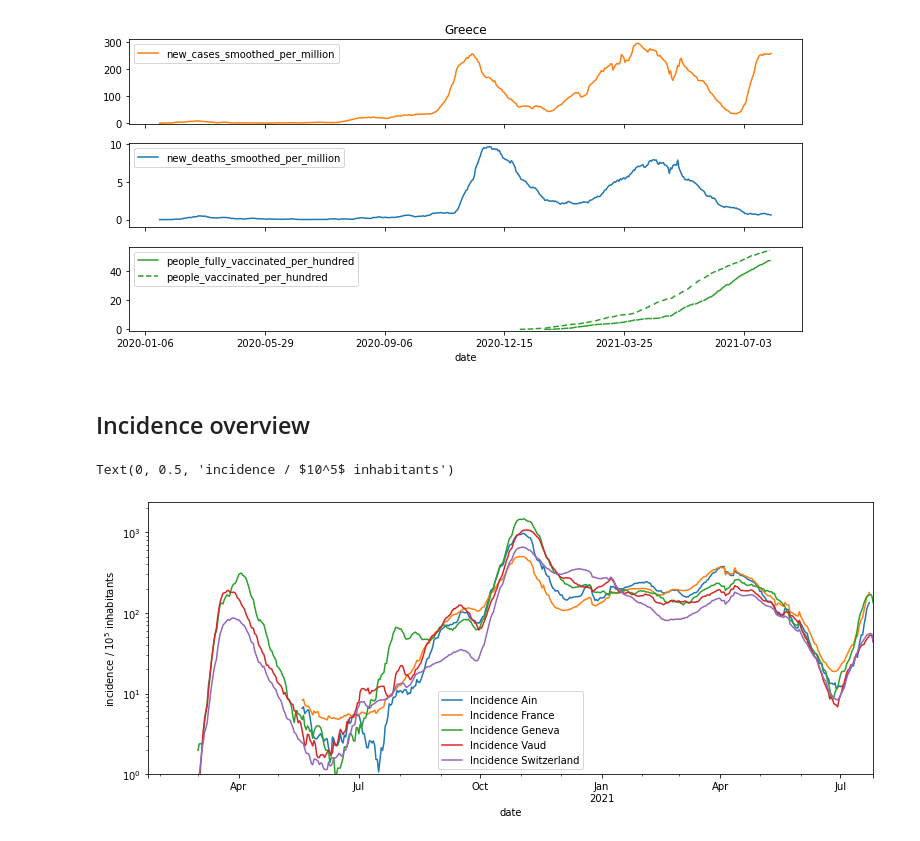
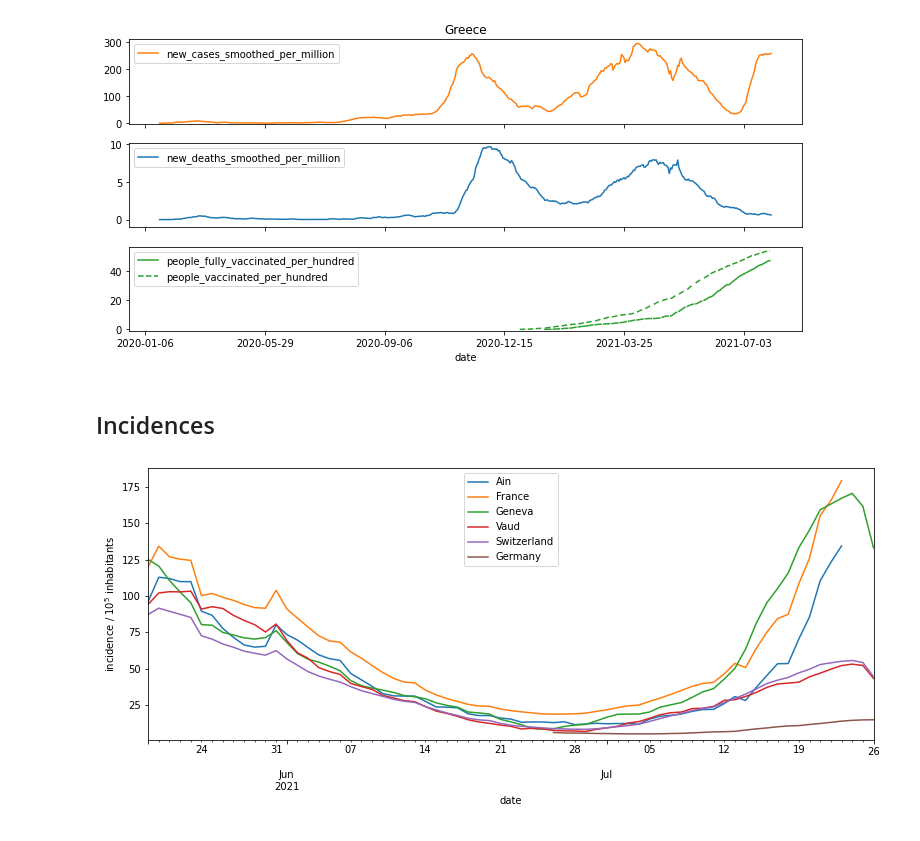
Before and after one commit to robertlangenberg/covid19, a Jupyter notebook: Covid.ipynb, the cells around one changed output. Saved outputs shown, nothing was run; the diff lists cells and outputs as text; code cells hidden in the pictures.

Commit message:
add data for germany

```diff
--- a/Covid.ipynb
+++ b/Covid.ipynb
@@ -56,3 +51,30 @@ ch_df.index = pd.to_datetime(ch_df.datum)
+# %%
+inc_df = reduce(lambda l, r: l.join(r, how="outer"), [
+    fr_dep_df[fr_dep_df.lib_dep == "Ain"][["tx_incid"]].rename(columns={"tx_incid": "Ain"}),
+    fr_df[["tx_incid"]].rename(columns={"tx_incid": "France"}),
+    ch_df[ch_df.geoRegion == "GE"][["inzsum7d"]].rename(columns={"inzsum7d": "Geneva"}),
+    ch_df[ch_df.geoRegion == "VD"][["inzsum7d"]].rename(columns={"inzsum7d": "Vaud"}),
+    ch_df[ch_df.geoRegion == "CH"][["inzsum7d"]].rename(columns={"inzsum7d": "Switzerland"}),
+])
+# %%
+import io
+r = requests.get("https://www.rki.de/DE/Content/InfAZ/N/Neuartiges_Coronavirus/Daten/Fallzahlen_Inzidenz_aktualisiert.xlsx?__blob=publicationFile", timeout=10)
+ger_df = pd.read_excel(r.content, engine='openpyxl', sheet_name="BL_7-Tage-Fallzahl-aktualisiert")
+ger_df = ger_df.transpose()
+states = list(ger_df.iloc[0][4:])
+ger_df = ger_df.iloc[1:]
+ger_df = ger_df.drop([0, 1, 3], axis=1)
+ger_df.columns = ["date"] + states
+ger_df.index = pd.to_datetime(ger_df.date)
+ger_df = ger_df.drop("date", axis=1)
+ger_df = ger_df.iloc[:np.argmax(ger_df.isna().all(axis=1))] # remove everything after first all-NaN row
+ger_df["BRD"] = ger_df.sum(axis=1)
+# ger_df
+
+ger_inc_df = ger_df[["BRD"]].copy()
+ger_inc_df.BRD *= 1/83_100_000 * 100_000
+# ger_inc_df
+inc_df["Germany"] = ger_inc_df.BRD
 # %%
 fig, axs = plt.subplots(5, 1, figsize=(10, 10), gridspec_kw={"height_ratios": [1, 1, 0.75, 0.75, 0.75], "hspace": 0.07}, sharex=True)
 ax1, ax2, ax3, ax4, ax5 = axs
@@ -141,19 +162,16 @@ for country in (
 [figure]
 ### Greece
 [figure]
-# %% [markdown]
-## Incidence overview
+# %% [markdown]
+## Incidences
 # %%
 fig, ax = plt.subplots(figsize=(13,5))
-fr_dep_df[fr_dep_df.lib_dep == "Ain"].plot(y="tx_incid", ax=ax, label="Incidence Ain")
-fr_df.plot(y="tx_incid", ax=ax, label="Incidence France")
-ch_df[ch_df.geoRegion == "GE"].plot(y="inzsum7d", ax=ax, label="Incidence Geneva")
-ch_df[ch_df.geoRegion == "VD"].plot(y="inzsum7d", ax=ax, label="Incidence Vaud")
-ch_df[ch_df.geoRegion == "CH"].plot(y="inzsum7d", ax=ax, label="Incidence Switzerland")
-ax.set_yscale("log")
+inc_df[inc_df.index > datetime.datetime.now() - datetime.timedelta(weeks=10)].plot(ax=ax)
+# inc_df.tail(7*8).plot(ax=ax)
+# ax.set_yscale("log")
 ax.set_ylim(bottom=1)
 ax.set_xlabel("date")
 ax.set_ylabel("incidence / $10^5$ inhabitants")
+plt.show()
 # %% [output]
-Text(0, 0.5, 'incidence / $10^5$ inhabitants')
-[figure, old version]
+[figure, new version]
```
Also changed, not shown: parts of 6 cells of this notebook, 1 other file.
